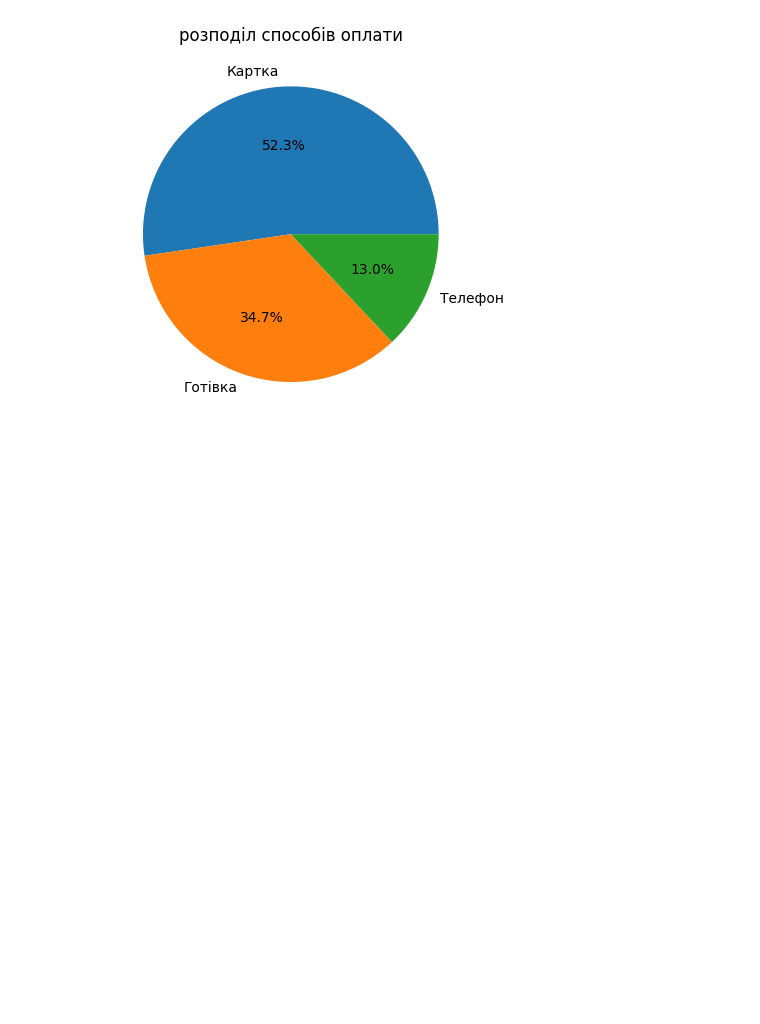
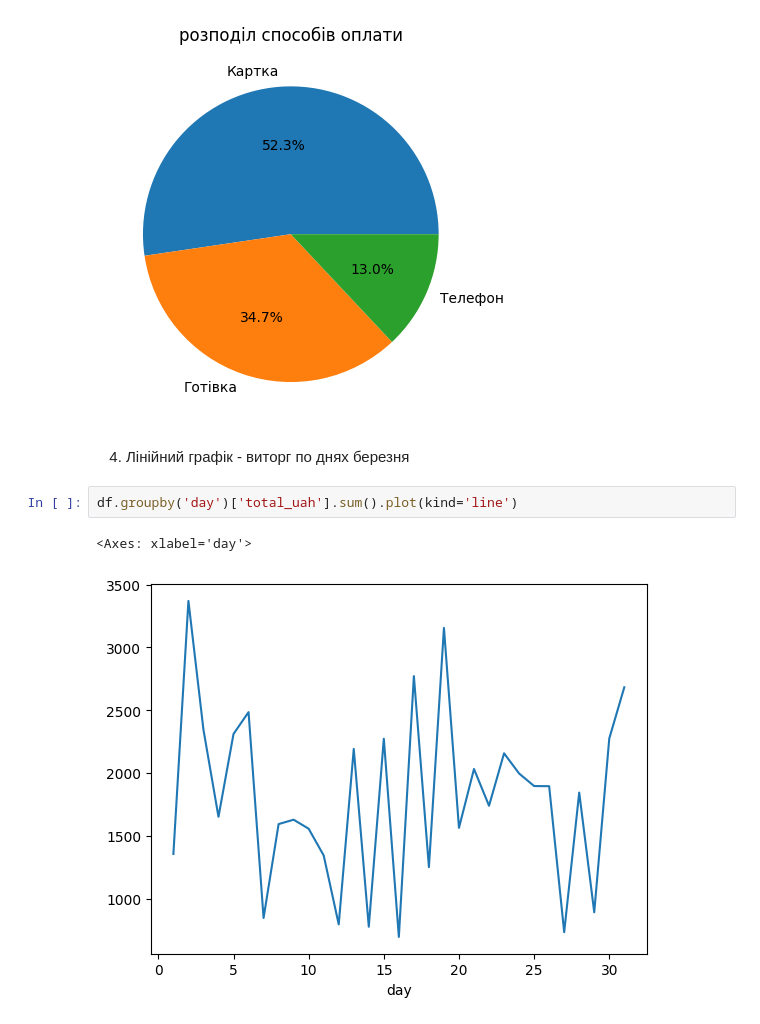
Before and after one commit to Olga-Lyt/DTA-2026, a Jupyter notebook: project_store_sales_analysis/store_sales_analysis.ipynb, the cells around one changed output. Saved outputs shown, nothing was run; the diff lists cells and outputs as text; blank space fills up the shorter version.

Commit message:
Block 5 , графіки

```diff
--- a/project_store_sales_analysis/store_sales_analysis.ipynb
+++ b/project_store_sales_analysis/store_sales_analysis.ipynb
@@ -694,3 +694,10 @@ ax.set_title('розподіл способів оплати')
 # %% [output]
 Text(0.5, 1.0, 'розподіл способів оплати')
 [figure]
+# %% [markdown]
+4. Лінійний графік - виторг по днях березня
+# %%
+df.groupby('day')['total_uah'].sum().plot(kind='line')
+# %% [output]
+<Axes: xlabel='day'>
+[figure, added]
```
Also changed, not shown: parts of 10 cells of this notebook.
